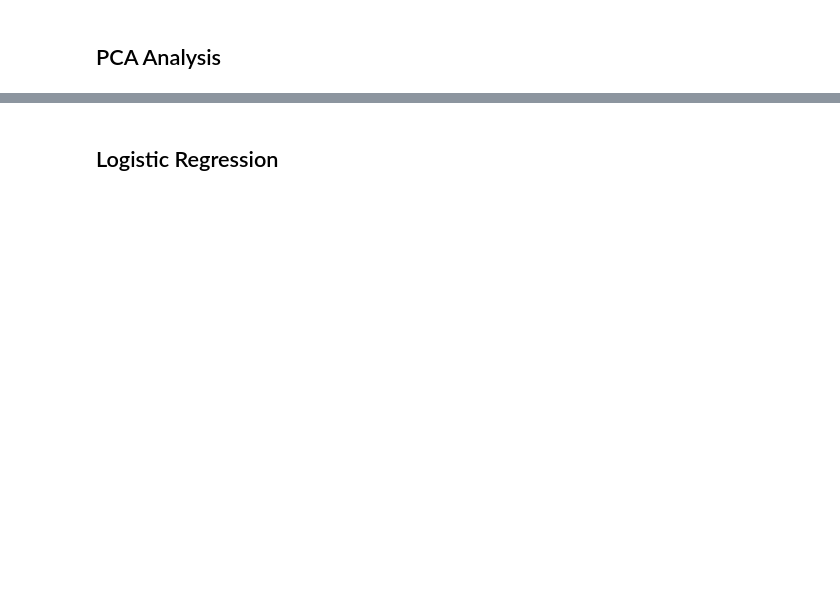
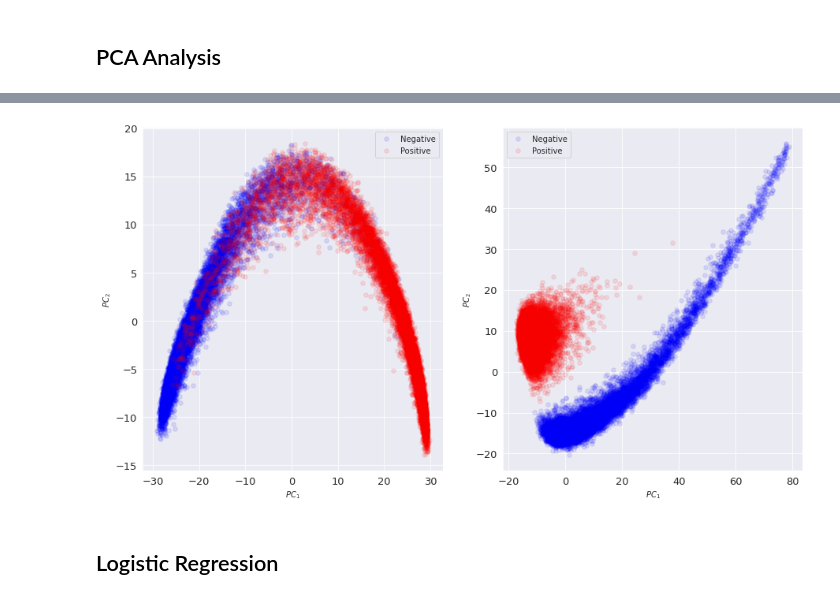
Before and after one commit to mmahbub/sentiment_analysis_dp, a Jupyter notebook: dev_nbs/poisoned_analysis.ipynb, the cells around one changed output, grey strips where cells are left out. Drawn from its saved outputs; the diff is of its cells as text; code cells hidden in the pictures; blank space fills up the shorter version.

```diff
--- a/dev_nbs/poisoned_analysis.ipynb
+++ b/dev_nbs/poisoned_analysis.ipynb
@@ -184,10 +198,11 @@ plot_multiple_scree(ax, plot_data, legend_values, legend_name)
 # %%
 fig, ax = plt.subplots(1, 2, figsize = (15,8))
 comp_1,comp_2 = 1,2
 plot2d_comps(ax[0], test_unpoison_pca_df, comp_1=str(comp_1), comp_2=str(comp_2))
 plot2d_comps(ax[1], test_poison_pca_df, comp_1=str(comp_1), comp_2=str(comp_2))
-ax[0].set_title('Unpoisoned IMDB Test Set')
-ax[1].set_title('Poisoned IMDB Test Set')
+# fig.savefig(project_dir/f'plots/pos_beg_flux_test_poison_2d_pca.png', box_inches='tight', pad_inches=0)
+# %% [output]
+[figure, added]
 # %% [markdown]
 ## Logistic Regression
 # %%
```
Also changed, not shown: parts of 5 cells of this notebook, 1 other file.
